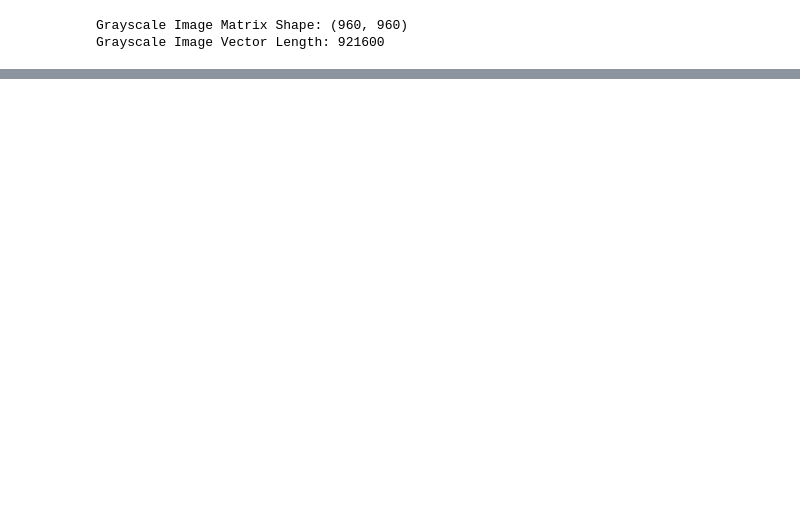
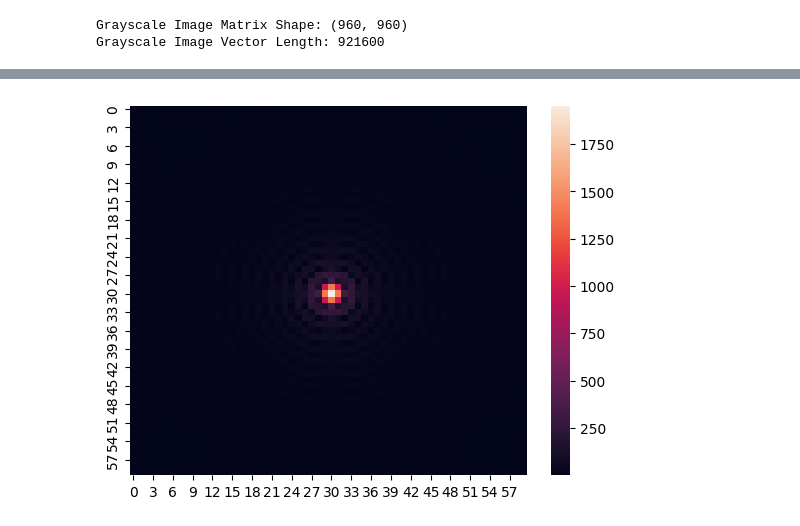
Before and after one commit to pramcodes/DDNN, a Jupyter notebook: encoding.ipynb, the cells around one changed output, grey strips where cells are left out. Drawn from its saved outputs; the diff is of its cells as text; code cells hidden in the pictures; blank space fills up the shorter version.

```diff
--- a/encoding.ipynb
+++ b/encoding.ipynb
@@ -46,0 +187,11 @@ plt.show()
+# %%
+ffx = np.exp(-2j * np.pi * Mesh['FX'].T*Mesh['X'])
+ffy = np.exp(-2j * np.pi * Mesh['FY'].T*Mesh['Y'])
+res = ffx@A@(ffy)
+
+#plot seaborn heatmap
+import seaborn as sns
+sns.heatmap(np.abs(res))
+plt.show()
+# %% [output]
+[figure, added]
```
Also changed, not shown: parts of 9 cells of this notebook, 1 other file.
